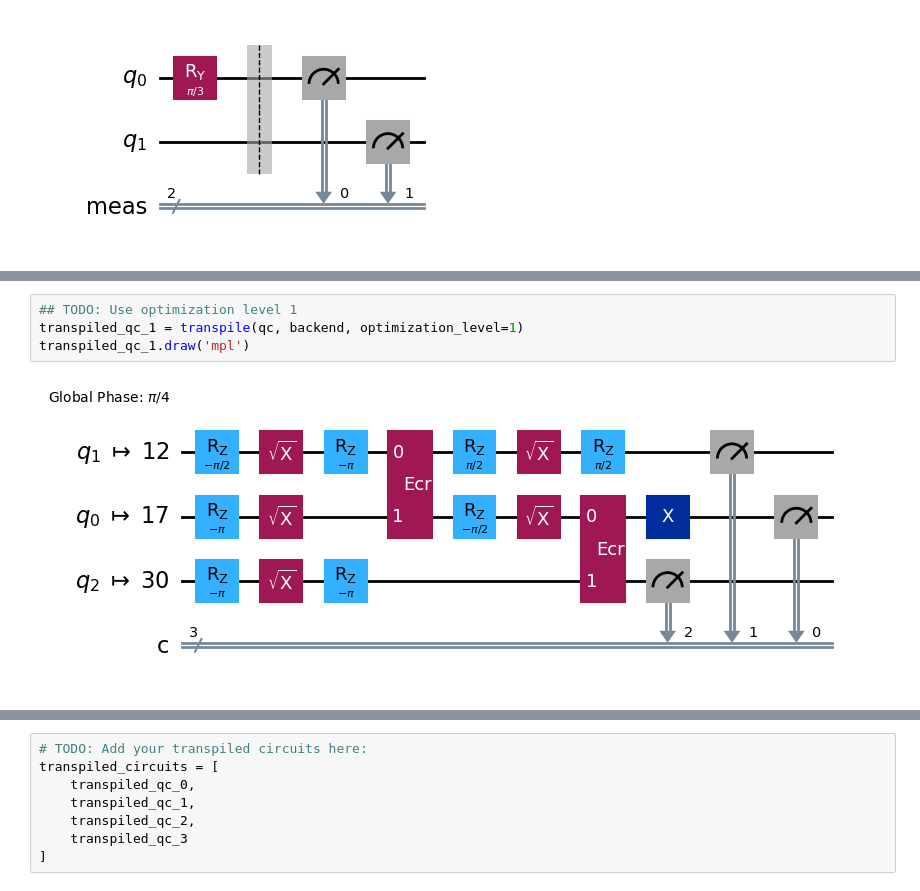
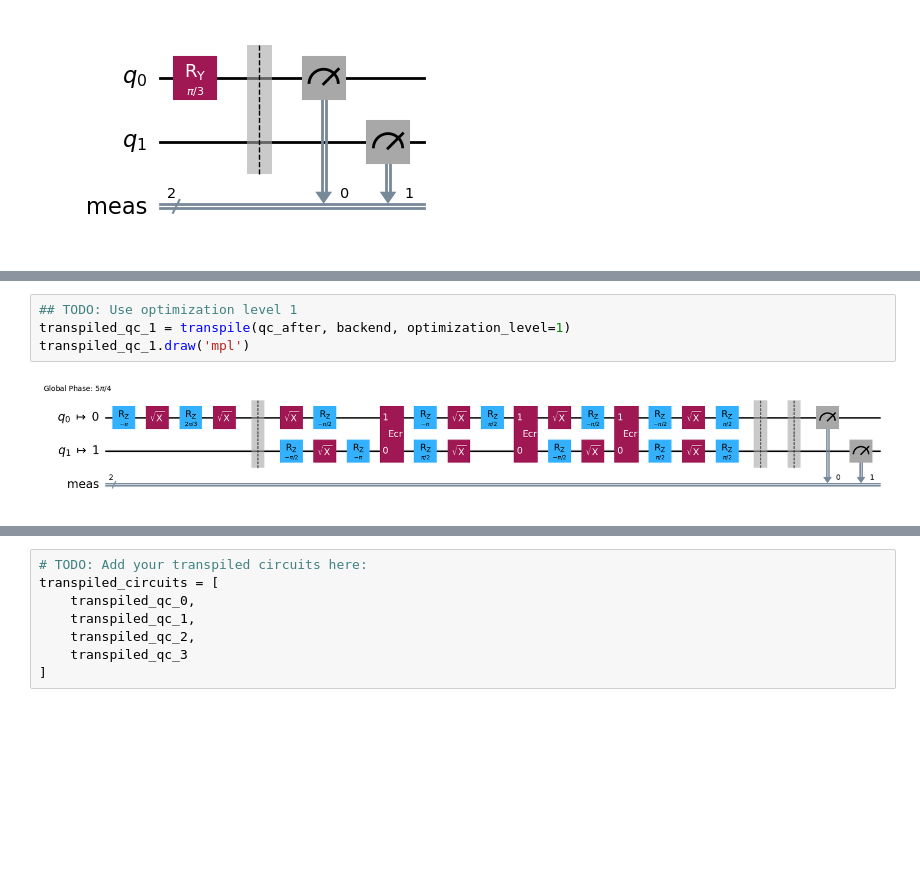
Before and after one commit to HooWahWin/lab7, a Jupyter notebook: task.ipynb, the cells around one changed output, grey strips where cells are left out. Cells and saved outputs as stored; diff of their text form; blank space fills up the shorter version.

```diff
--- a/task.ipynb
+++ b/task.ipynb
@@ -215,8 +215,8 @@ transpiled_qc_0.draw('mpl')
 # %%
 ## TODO: Use optimization level 1
-transpiled_qc_1 = transpile(qc, backend, optimization_level=1)
+transpiled_qc_1 = transpile(qc_after, backend, optimization_level=1)
 transpiled_qc_1.draw('mpl')
 # %% [output]
-[figure, old version]
+[figure, new version]
 # %%
 ## TODO: Use optimization level 2
```
Also changed, not shown: parts of 11 cells of this notebook.
